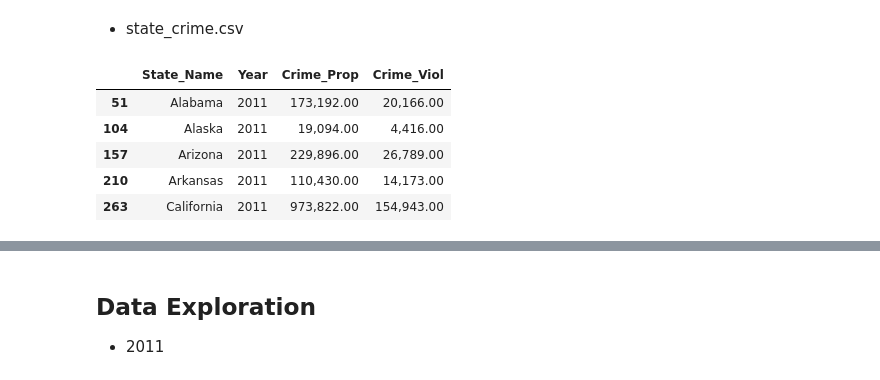
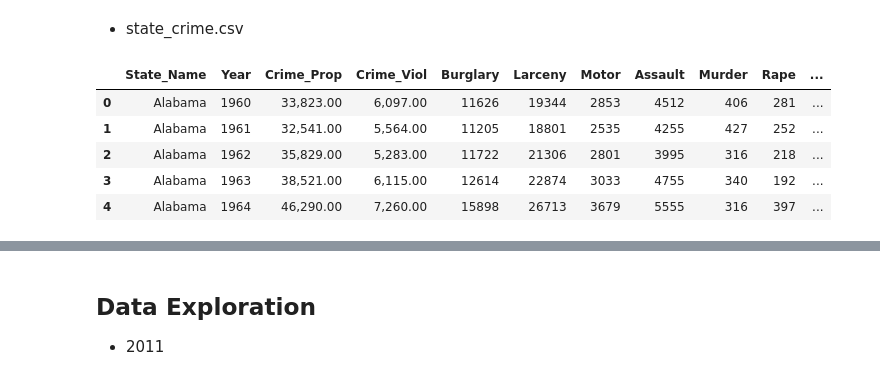
Before and after one commit to OlegRyzhkov2020/API-challenge, a Jupyter notebook: CrimePy_Project/_main_analysis.ipynb, the cells around one changed output, grey strips where cells are left out. Saved outputs shown, nothing was run; the diff lists cells and outputs as text; code cells hidden in the pictures.

Commit message:
CrimePy_Project: cdc analysis and updates

```diff
--- a/CrimePy_Project/_main_analysis.ipynb
+++ b/CrimePy_Project/_main_analysis.ipynb
@@ -43,19 +32,29 @@ states_econ.head()
 # %% [markdown]
 * state_crime.csv
 # %%
-filter_columns = ['State', 'Year', 'Data.Totals.Property.All', 'Data.Totals.Violent.All']
-states_crime = pd.read_csv('resources/state_crime.csv')
-states_crime = states_crime[(states_crime['Year'] == 2011)].filter(filter_columns)
+filter_columns = ['State', 'Year', 'Data.Totals.Property.All', 'Data.Totals.Violent.All', 'Data.Totals.Property.Burglary',
+                 'Data.Totals.Property.Larceny', 'Data.Totals.Property.Motor', 'Data.Totals.Violent.Assault',
+                 'Data.Totals.Violent.Murder', 'Data.Totals.Violent.Rape', 'Data.Totals.Violent.Robbery']
+states_crime = pd.read_csv('resources/state_crime.csv').filter(filter_columns)
 states_crime = states_crime.rename(columns={
                     'State': 'State_Name',
                     'Data.Totals.Property.All': 'Crime_Prop',
+                    'Data.Totals.Property.Burglary': 'Burglary',
+                    'Data.Totals.Property.Larceny': 'Larceny',
+                    'Data.Totals.Property.Motor': 'Motor',
+                    'Data.Totals.Violent.Assault': 'Assault',
+                    'Data.Totals.Violent.Murder': 'Murder',
+                    'Data.Totals.Violent.Rape': 'Rape',
+                    'Data.Totals.Violent.Robbery': 'Robbery',
                     'Data.Totals.Violent.All':'Crime_Viol'})
 states_crime[['Crime_Prop', 'Crime_Viol']] = states_crime[['Crime_Prop', 'Crime_Viol']].astype(float)
+states_crime['Crime_Tot'] = states_crime['Crime_Prop'] + states_crime['Crime_Viol']
+states_crime.drop(states_crime[states_crime['State_Name']=='United States'].index, inplace=True)
 states_crime.head()
 # %% [output]
-|  | State_Name | Year | Crime_Prop | Crime_Viol |
-| 51 | Alabama | 2011 | 173,192.00 | 20,166.00 |
-| 104 | Alaska | 2011 | 19,094.00 | 4,416.00 |
-| 157 | Arizona | 2011 | 229,896.00 | 26,789.00 |
-| 210 | Arkansas | 2011 | 110,430.00 | 14,173.00 |
-| 263 | California | 2011 | 973,822.00 | 154,943.00 |
+|  | State_Name | Year | Crime_Prop | Crime_Viol | Burglary | Larceny | Motor | Assault | Murder | Rape | ... |
+| 0 | Alabama | 1960 | 33,823.00 | 6,097.00 | 11626 | 19344 | 2853 | 4512 | 406 | 281 | ... |
+| 1 | Alabama | 1961 | 32,541.00 | 5,564.00 | 11205 | 18801 | 2535 | 4255 | 427 | 252 | ... |
+| 2 | Alabama | 1962 | 35,829.00 | 5,283.00 | 11722 | 21306 | 2801 | 3995 | 316 | 218 | ... |
+| 3 | Alabama | 1963 | 38,521.00 | 6,115.00 | 12614 | 22874 | 3033 | 4755 | 340 | 192 | ... |
+| 4 | Alabama | 1964 | 46,290.00 | 7,260.00 | 15898 | 26713 | 3679 | 5555 | 316 | 397 | ... |
```
Also changed, not shown: parts of 17 cells of this notebook, 13 other files.
